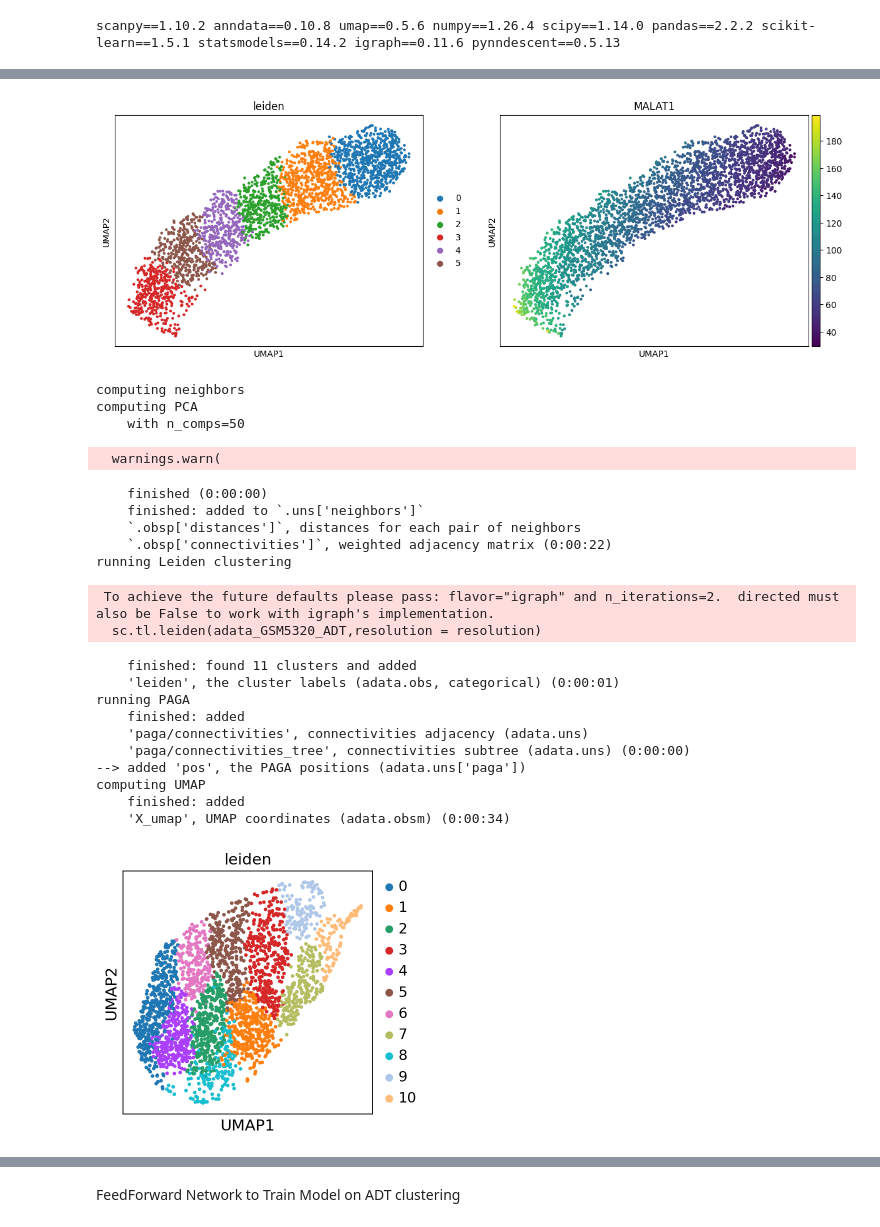
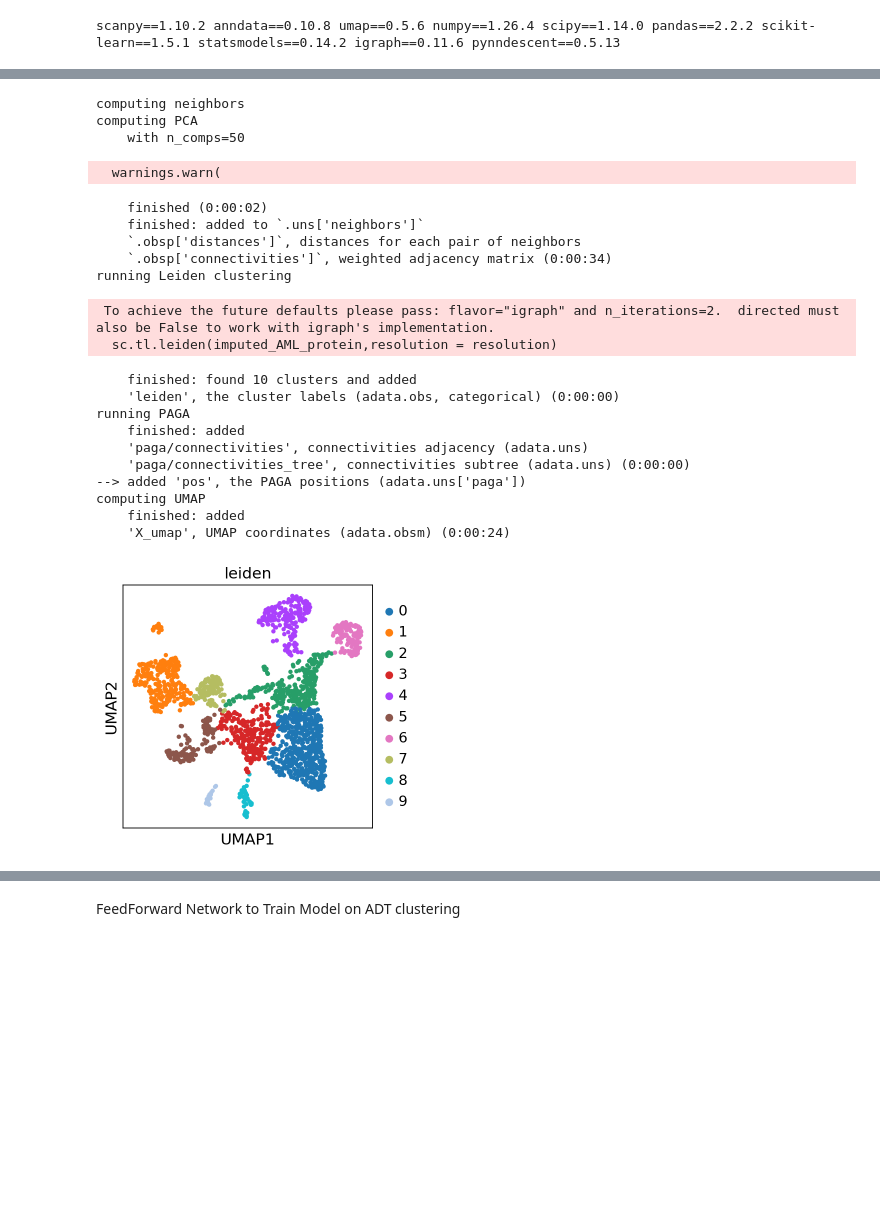
Before and after one commit to SreeSatyaGit/GenoToPheno, a Jupyter notebook: Notebooks/SCRNA_to_Protein_Predict.ipynb, the cells around one changed output, grey strips where cells are left out. Cells and saved outputs as stored; diff of their text form; code cells hidden in the pictures; blank space fills up the shorter version.

```diff
--- a/Notebooks/SCRNA_to_Protein_Predict.ipynb
+++ b/Notebooks/SCRNA_to_Protein_Predict.ipynb
@@ -207,2 +318,2 @@ imputed_AML_protein.write("imputed_AML_GSM5320_protein_after_training.h5ad")
 # %%
-imputed_AML_protein = sc.read_h5ad("/home/nandivada.s/genoTopheno/Datasets/imputed_AML_GSM5320_protein_after_training.h5ad")
+imputed_AML_protein = sc.read_h5ad("imputed_PBMC_Protein_AML_Patient.h5ad")
@@ -563,41 +701,31 @@ sc.pl.highest_expr_genes(adata_GSM5319_RNA, n_top=20)
 # %%
-sc.pp.neighbors(adata_GSM5319_RNA)
-resolution = 1.0
-sc.tl.leiden(adata_GSM5319_RNA,resolution = resolution)
-sc.tl.paga(adata_GSM5319_RNA)
-sc.pl.paga(adata_GSM5319_RNA, plot=False)  # remove `plot=False` if you want to see the coarse-grained graph
-sc.tl.umap(adata_GSM5319_RNA, init_pos='paga')
-sc.pl.umap(adata_GSM5319_RNA, color=["leiden","MALAT1"])
+sc.pp.neighbors(imputed_AML_protein)
+resolution = 0.2
+sc.tl.leiden(imputed_AML_protein,resolution = resolution)
+sc.tl.paga(imputed_AML_protein)
+sc.pl.paga(imputed_AML_protein, plot=False)  # remove `plot=False` if you want to see the coarse-grained graph
+sc.tl.umap(imputed_AML_protein, init_pos='paga')
+sc.pl.umap(imputed_AML_protein, color=["leiden"])
 # %% [output]
+computing neighbors
+computing PCA
+    with n_comps=50
+  warnings.warn(
+    finished (0:00:02)
+    finished: added to `.uns['neighbors']`
+    `.obsp['distances']`, distances for each pair of neighbors
+    `.obsp['connectivities']`, weighted adjacency matrix (0:00:34)
+running Leiden clustering
+ To achieve the future defaults please pass: flavor="igraph" and n_iterations=2.  directed must also be False to work with igraph's implementation.
+  sc.tl.leiden(imputed_AML_protein,resolution = resolution)
+    finished: found 10 clusters and added
+    'leiden', the cluster labels (adata.obs, categorical) (0:00:00)
+running PAGA
+    finished: added
+    'paga/connectivities', connectivities adjacency (adata.uns)
+    'paga/connectivities_tree', connectivities subtree (adata.uns) (0:00:00)
+--> added 'pos', the PAGA positions (adata.uns['paga'])
+computing UMAP
+    finished: added
+    'X_umap', UMAP coordinates (adata.obsm) (0:00:24)
-[figure, old version]
+[figure, new version]
-# %%
-sc.pp.neighbors(adata_GSM5320_ADT)
-resolution = 1.0
-sc.tl.leiden(adata_GSM5320_ADT,resolution = resolution)
-sc.tl.paga(adata_GSM5320_ADT)
-sc.pl.paga(adata_GSM5320_ADT, plot=False)  # remove `plot=False` if you want to see the coarse-grained graph
-sc.tl.umap(adata_GSM5320_ADT, init_pos='paga')
-sc.pl.umap(adata_GSM5320_ADT, color=["leiden"])
-# %% [output]
-computing neighbors
-computing PCA
-    with n_comps=50
-  warnings.warn(
-    finished (0:00:00)
-    finished: added to `.uns['neighbors']`
-    `.obsp['distances']`, distances for each pair of neighbors
-    `.obsp['connectivities']`, weighted adjacency matrix (0:00:22)
-running Leiden clustering
- To achieve the future defaults please pass: flavor="igraph" and n_iterations=2.  directed must also be False to work with igraph's implementation.
-  sc.tl.leiden(adata_GSM5320_ADT,resolution = resolution)
-    finished: found 11 clusters and added
-    'leiden', the cluster labels (adata.obs, categorical) (0:00:01)
-running PAGA
-    finished: added
-    'paga/connectivities', connectivities adjacency (adata.uns)
-    'paga/connectivities_tree', connectivities subtree (adata.uns) (0:00:00)
---> added 'pos', the PAGA positions (adata.uns['paga'])
-computing UMAP
-    finished: added
-    'X_umap', UMAP coordinates (adata.obsm) (0:00:34)
-[figure, removed]
```
Also changed, not shown: parts of 69 cells of this notebook.
